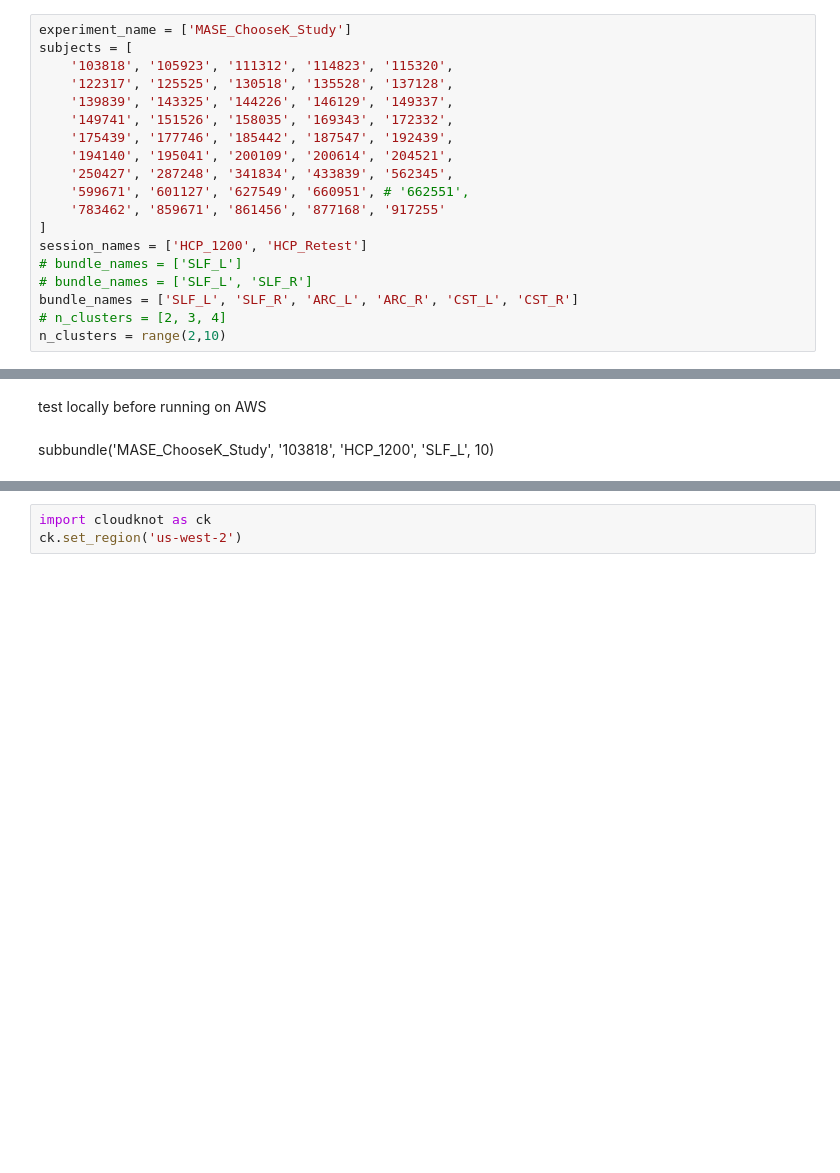
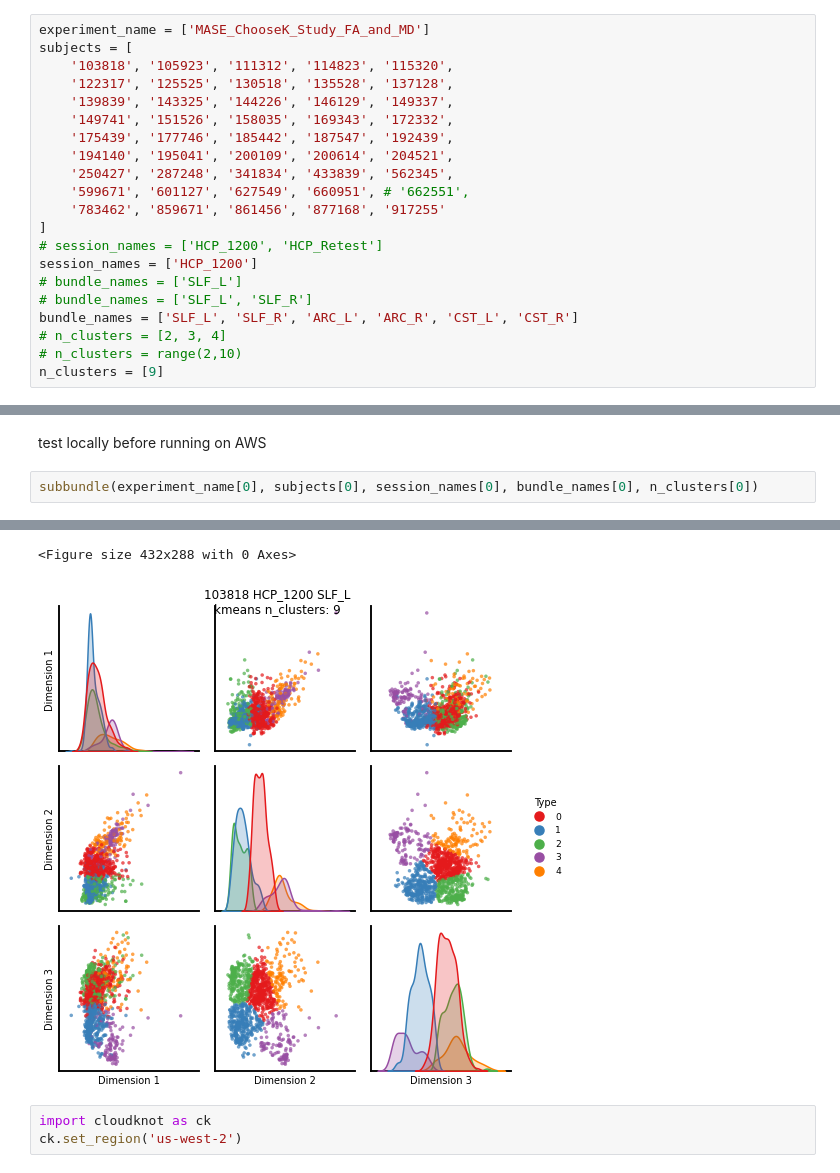
Before and after one commit to bloomdt-uw/subbundles, a Jupyter notebook: subbundle_aws-1.ipynb, the cells around one changed output, grey strips where cells are left out. Saved outputs shown, nothing was run; the diff lists cells and outputs as text; blank space fills up the shorter version.

````diff
--- a/subbundle_aws-1.ipynb
+++ b/subbundle_aws-1.ipynb
@@ -13,7 +12,7 @@ s3://profile-hcp-west/hcp_reliability/single_shell/hcp_1200_afq/
 s3://profile-hcp-west/hcp_reliability/single_shell/hcp_1200_afq_CSD/
 ```
 # %%
-experiment_name = ['MASE_ChooseK_Study']
+experiment_name = ['MASE_ChooseK_Study_FA_and_MD']
 subjects = [
     '103818', '105923', '111312', '114823', '115320',
     '122317', '125525', '130518', '135528', '137128',
@@ -25,12 +24,14 @@ subjects = [
     '599671', '601127', '627549', '660951', # '662551',
     '783462', '859671', '861456', '877168', '917255'
 ]
-session_names = ['HCP_1200', 'HCP_Retest']
+# session_names = ['HCP_1200', 'HCP_Retest']
+session_names = ['HCP_1200']
 # bundle_names = ['SLF_L']
 # bundle_names = ['SLF_L', 'SLF_R']
 bundle_names = ['SLF_L', 'SLF_R', 'ARC_L', 'ARC_R', 'CST_L', 'CST_R']
 # n_clusters = [2, 3, 4]
-n_clusters = range(2,10)
+# n_clusters = range(2,10)
+n_clusters = [9]
 # %%
 import itertools
 # args = list(itertools.product(subjects, session_names, bundle_names))
@@ -415,5 +434,6 @@ def subbundle(experiment_name, subject, session, bundle_name, n_clusters, clean_
     print("end", subject, session, bundle_name, n_clusters)
 # %% [markdown]
 test locally before running on AWS
-# %% [markdown]
-subbundle('MASE_ChooseK_Study', '103818', 'HCP_1200', 'SLF_L', 10)
+# %%
+subbundle(experiment_name[0], subjects[0], session_names[0], bundle_names[0], n_clusters[0])
+# %% [output]
@@ -420,3 +457,5 @@ subbundle('MASE_ChooseK_Study', '103818', 'HCP_1200', 'SLF_L', 10)
+<Figure size 432x288 with 0 Axes>
+[figure, added]
 # %%
 import cloudknot as ck
 ck.set_region('us-west-2')
````
Also changed, not shown: parts of 5 cells of this notebook.
